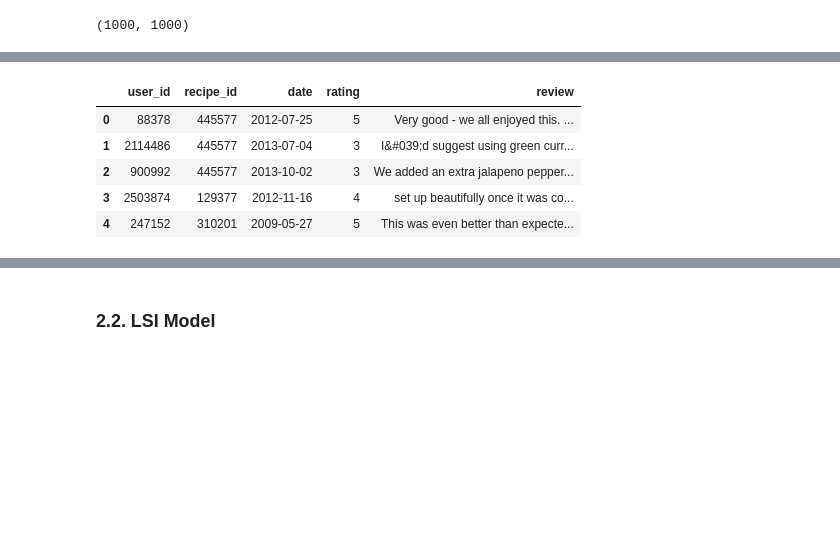
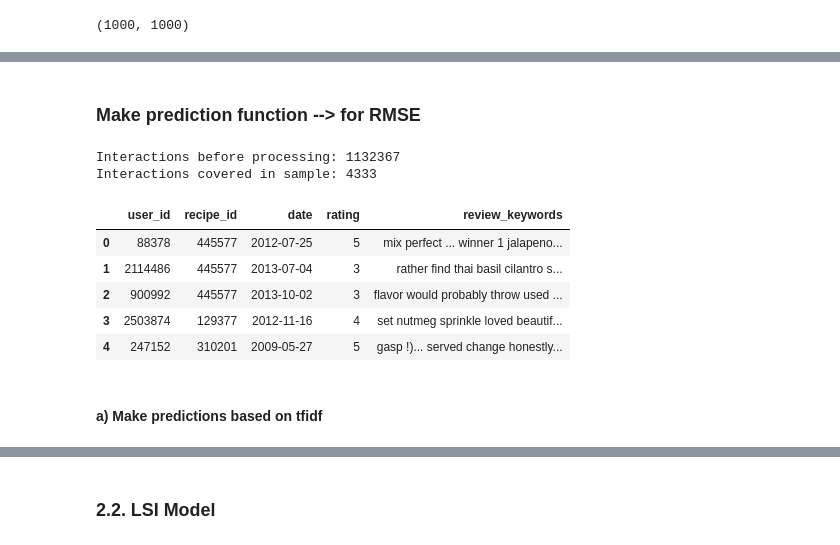
Before and after one commit to CaroHolt/WebMiningRecipeProject, a Jupyter notebook: code/Content Mining Overall.ipynb, the cells around one changed output, grey strips where cells are left out. Drawn from its saved outputs; the diff is of its cells as text; code cells hidden in the pictures; blank space fills up the shorter version.

```diff
--- a/code/Content Mining Overall.ipynb
+++ b/code/Content Mining Overall.ipynb
@@ -270,9 +270,9 @@ See the caveats in the documentation: http://pandas.pydata.org/pandas-docs/stabl
 | 4 | 44061 | amish tomato ketchup for canning ... |
 # %%
-sample = df_content.sample(n=1000, replace=False, random_state=42)\
-                 .reset_index()\
-                 .drop(columns=['index'])
-sample.head()
+# sample = df_content.sample(n=1000, replace=False, random_state=42)\
+#                  .reset_index()\
+#                  .drop(columns=['index'])
+# sample.head()
 # %% [output]
 |  | recipe_id | content |
 | 0 | 94947 | crab filled crescent snacks cresc... |
@@ -282,5 +282,5 @@ sample.head()
 | 4 | 80012 | mixed baby greens with oranges gr... |
 # %%
-processed = get_processed(sample)
-processed.head()
+processed = get_processed(df_rfiltered)
+processed.shape
 # %% [output]
@@ -330,0 +443,2 @@ cosine_sim.shape
+# %% [markdown]
+### Make prediction function --> for RMSE
@@ -331,10 +460,22 @@ cosine_sim.shape
+# %%
+#only relevant if there is a recipe sample
+
+def get_interaction_processed(processed, interactions):
+    #fetch only interactions in the preprocessed sample
+    interactions_processed = interactions.loc[interactions.recipe_id.isin(processed.recipe_id)]\
+                           .reset_index()\
+                           .drop(columns=['index'])
+    print(f'Interactions before processing: {len(interactions.index)}\nInteractions covered in sample: {len(interactions_processed.index)}')
+    return interactions_processed
 # %%
-interactions_processed = get_interaction_processed(processed, interactions_data)
+interactions_processed = get_interaction_processed(sample, interactions_data)
 interactions_processed.head()
 # %% [output]
+Interactions before processing: 1132367
+Interactions covered in sample: 4333
-|  | user_id | recipe_id | date | rating | review |
-| 0 | 88378 | 445577 | 2012-07-25 | 5 | Very good - we all enjoyed this. ... |
-| 1 | 2114486 | 445577 | 2013-07-04 | 3 | I&#039;d suggest using green curr... |
-| 2 | 900992 | 445577 | 2013-10-02 | 3 | We added an extra jalapeno pepper... |
-| 3 | 2503874 | 129377 | 2012-11-16 | 4 | set up beautifully once it was co... |
-| 4 | 247152 | 310201 | 2009-05-27 | 5 | This was even better than expecte... |
+|  | user_id | recipe_id | date | rating | review_keywords |
+| 0 | 88378 | 445577 | 2012-07-25 | 5 | mix perfect ... winner 1 jalapeno... |
+| 1 | 2114486 | 445577 | 2013-07-04 | 3 | rather find thai basil cilantro s... |
+| 2 | 900992 | 445577 | 2013-10-02 | 3 | flavor would probably throw used ... |
+| 3 | 2503874 | 129377 | 2012-11-16 | 4 | set nutmeg sprinkle loved beautif... |
+| 4 | 247152 | 310201 | 2009-05-27 | 5 | gasp !)... served change honestly... |
@@ -363 +482,3 @@ def get_coverage(processed, interactions, recipe, cosine_sim,k):
+# %% [markdown]
+#### a) Make predictions based on tfidf
 # %%
```
Also changed, not shown: parts of 28 cells of this notebook.
